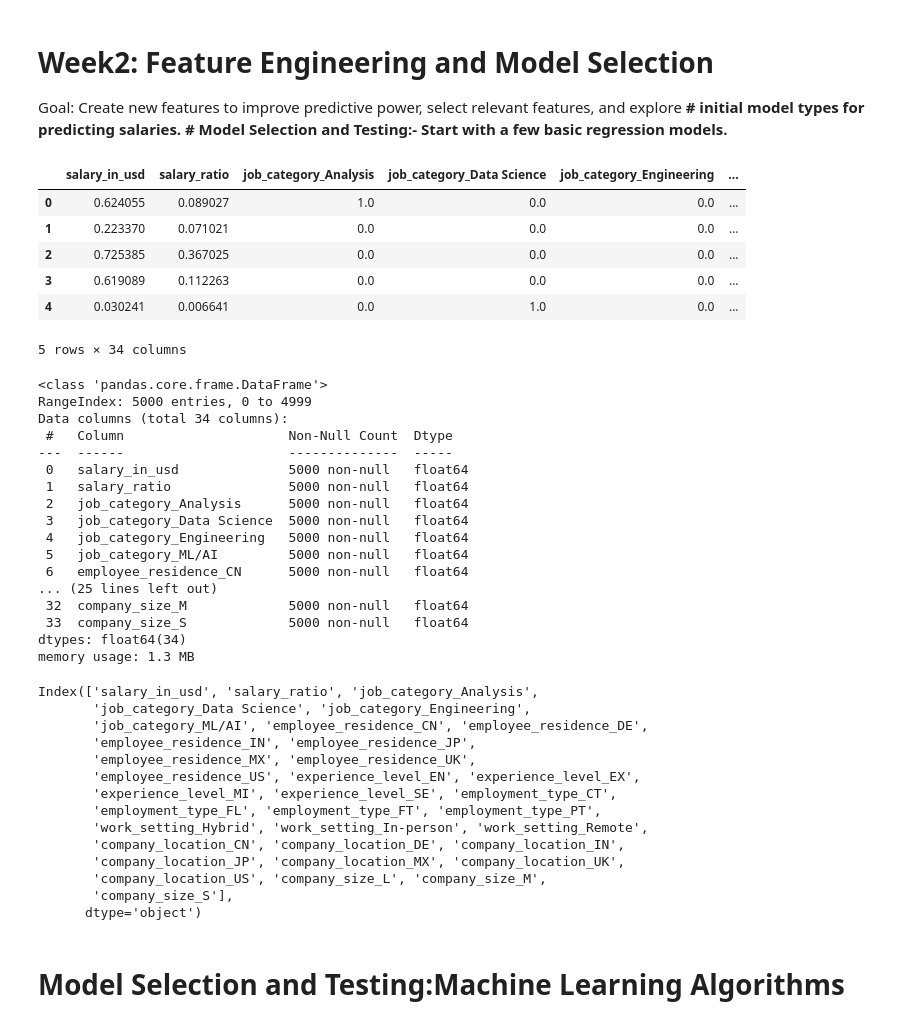
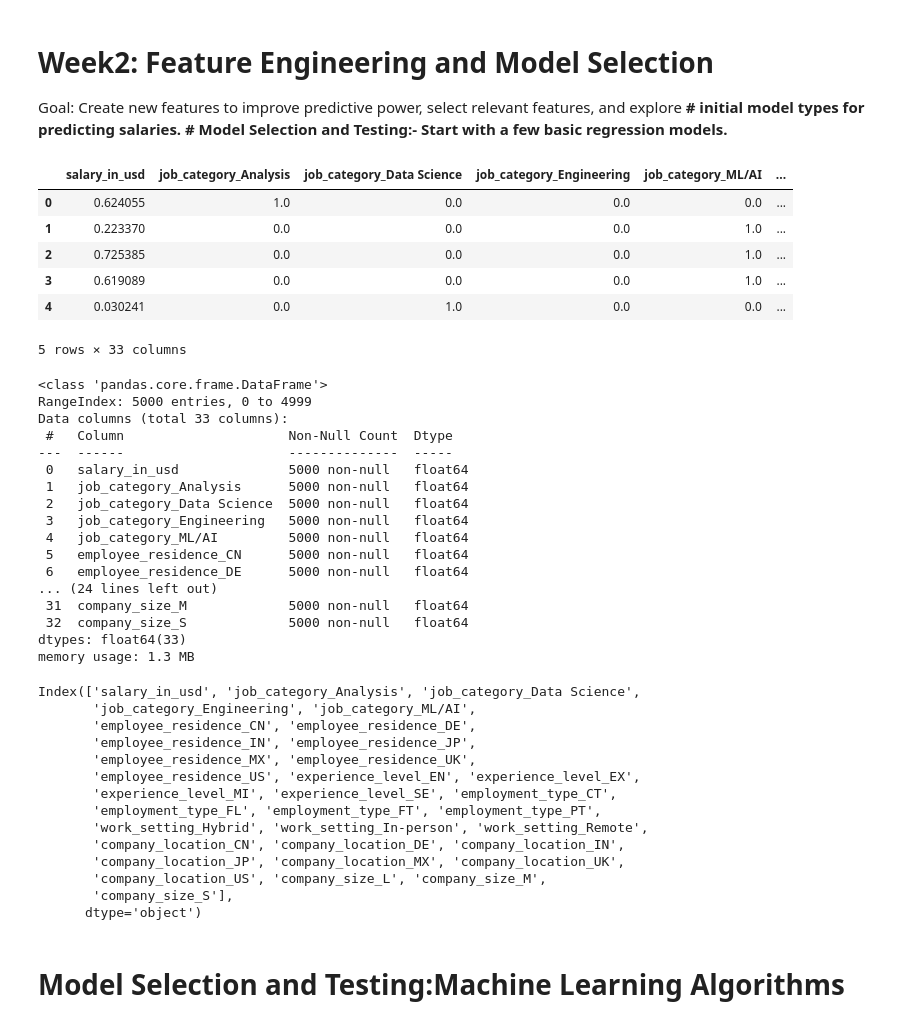
Before and after one commit to shilphypg/DSA_ICTAK, a Jupyter notebook: Internship_week_3.ipynb, the cells around one changed output. Saved outputs shown, nothing was run; the diff lists cells and outputs as text; code cells hidden in the pictures.

```diff
--- a/Internship_week_3.ipynb
+++ b/Internship_week_3.ipynb
@@ -13,42 +13,42 @@ import seaborn as sns
 import warnings
 warnings.filterwarnings('ignore')
 # %%
-df_final = pd.read_csv('/content/df_final_ml (4).csv')
+df_final = pd.read_csv('/content/df_final_ml_5.csv')
 df_final.head()
 # %% [output]
-|  | salary_in_usd | salary_ratio | job_category_Analysis | job_category_Data Science | job_category_Engineering | ... |
-| 0 | 0.624055 | 0.089027 | 1.0 | 0.0 | 0.0 | ... |
-| 1 | 0.223370 | 0.071021 | 0.0 | 0.0 | 0.0 | ... |
-| 2 | 0.725385 | 0.367025 | 0.0 | 0.0 | 0.0 | ... |
-| 3 | 0.619089 | 0.112263 | 0.0 | 0.0 | 0.0 | ... |
-| 4 | 0.030241 | 0.006641 | 0.0 | 1.0 | 0.0 | ... |
+|  | salary_in_usd | job_category_Analysis | job_category_Data Science | job_category_Engineering | job_category_ML/AI | ... |
+| 0 | 0.624055 | 1.0 | 0.0 | 0.0 | 0.0 | ... |
+| 1 | 0.223370 | 0.0 | 0.0 | 0.0 | 1.0 | ... |
+| 2 | 0.725385 | 0.0 | 0.0 | 0.0 | 1.0 | ... |
+| 3 | 0.619089 | 0.0 | 0.0 | 0.0 | 1.0 | ... |
+| 4 | 0.030241 | 0.0 | 1.0 | 0.0 | 0.0 | ... |
-5 rows × 34 columns
+5 rows × 33 columns
 # %%
 df_final.info()
 # %% [output]
 <class 'pandas.core.frame.DataFrame'>
 RangeIndex: 5000 entries, 0 to 4999
-Data columns (total 34 columns):
+Data columns (total 33 columns):
  #   Column                     Non-Null Count  Dtype
 ---  ------                     --------------  -----
  0   salary_in_usd              5000 non-null   float64
- 1   salary_ratio               5000 non-null   float64
- 2   job_category_Analysis      5000 non-null   float64
- 3   job_category_Data Science  5000 non-null   float64
- 4   job_category_Engineering   5000 non-null   float64
- 5   job_category_ML/AI         5000 non-null   float64
- 6   employee_residence_CN      5000 non-null   float64
-... (25 lines left out)
- 32  company_size_M             5000 non-null   float64
- 33  company_size_S             5000 non-null   float64
-dtypes: float64(34)
+ 1   job_category_Analysis      5000 non-null   float64
+ 2   job_category_Data Science  5000 non-null   float64
+ 3   job_category_Engineering   5000 non-null   float64
+ 4   job_category_ML/AI         5000 non-null   float64
+ 5   employee_residence_CN      5000 non-null   float64
+ 6   employee_residence_DE      5000 non-null   float64
+... (24 lines left out)
+ 31  company_size_M             5000 non-null   float64
+ 32  company_size_S             5000 non-null   float64
+dtypes: float64(33)
 memory usage: 1.3 MB
 # %%
 df_final.columns
 # %% [output]
-Index(['salary_in_usd', 'salary_ratio', 'job_category_Analysis',
-       'job_category_Data Science', 'job_category_Engineering',
-       'job_category_ML/AI', 'employee_residence_CN', 'employee_residence_DE',
+Index(['salary_in_usd', 'job_category_Analysis', 'job_category_Data Science',
+       'job_category_Engineering', 'job_category_ML/AI',
+       'employee_residence_CN', 'employee_residence_DE',
        'employee_residence_IN', 'employee_residence_JP',
        'employee_residence_MX', 'employee_residence_UK',
        'employee_residence_US', 'experience_level_EN', 'experience_level_EX',
```
Also changed, not shown: parts of 19 cells of this notebook.
